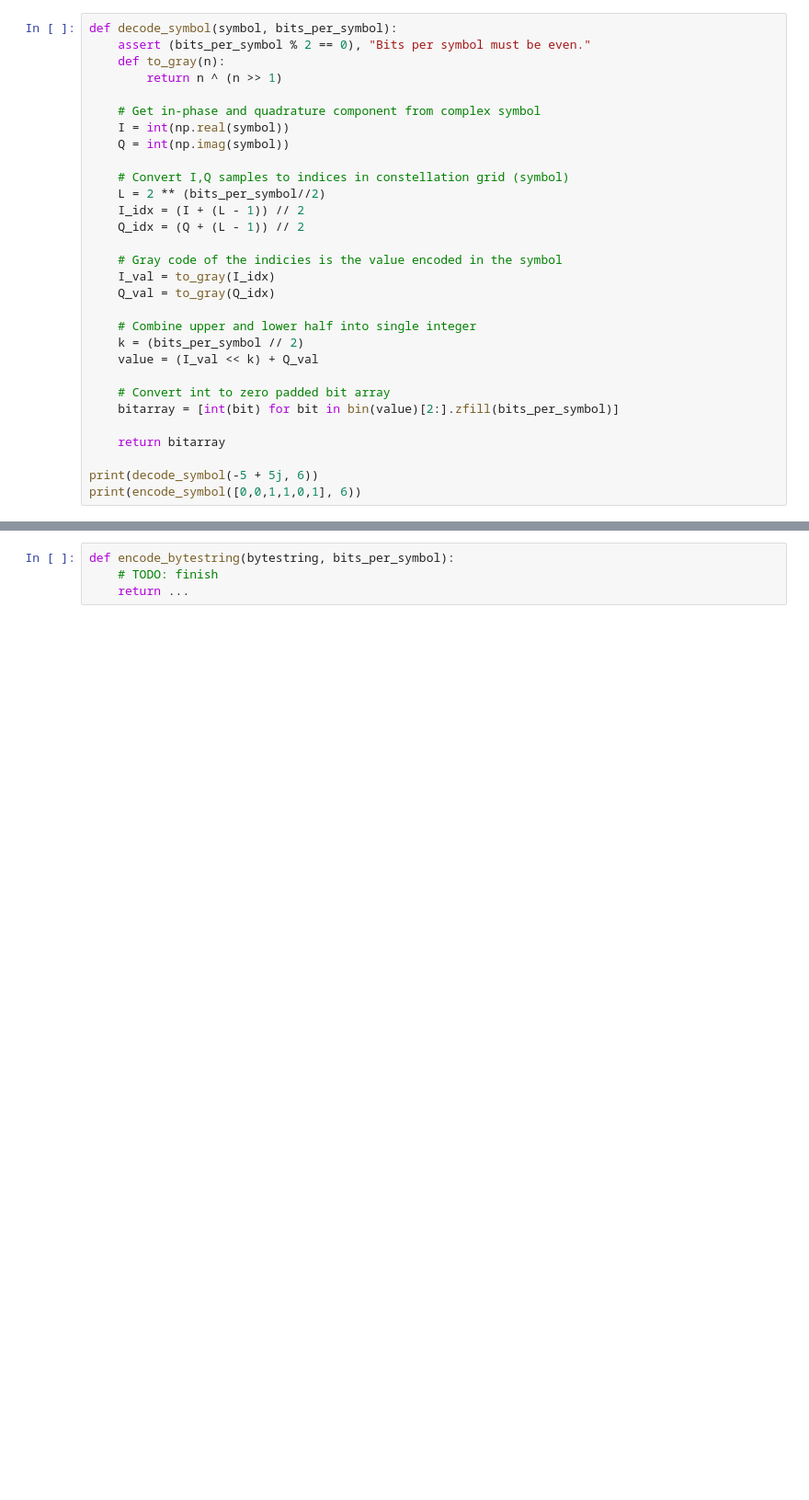
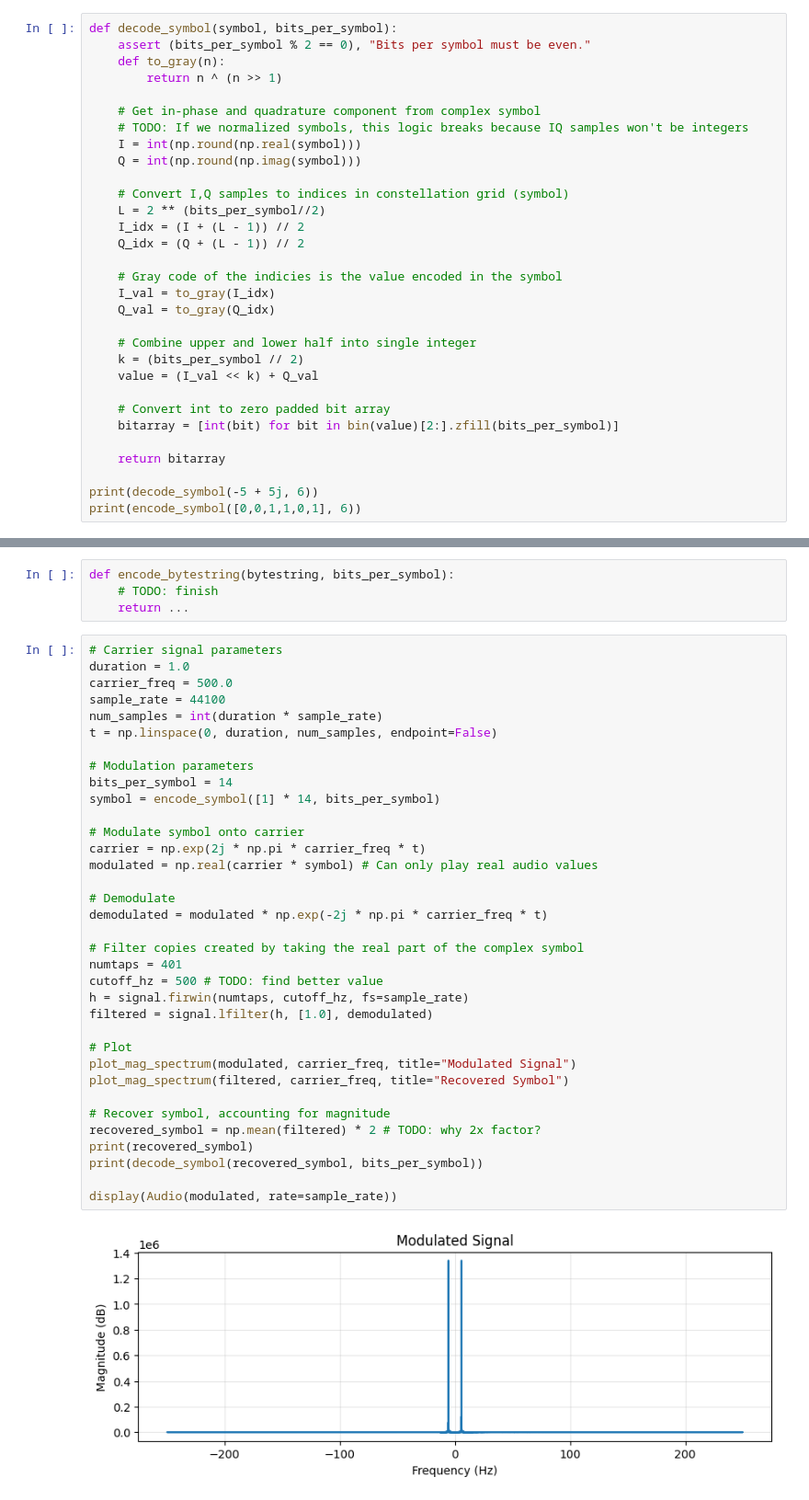
Before and after one commit to ncarpenedo26/acoustic-modem, a Jupyter notebook: modem.ipynb, the cells around one changed output, grey strips where cells are left out. Shown at 92% size. Drawn from its saved outputs; the diff is of its cells as text; blank space fills up the shorter version.

Commit message:
Modulation testing

```diff
--- a/modem.ipynb
+++ b/modem.ipynb
@@ -62,8 +96,9 @@ def decode_symbol(symbol, bits_per_symbol):
         return n ^ (n >> 1)
 
     # Get in-phase and quadrature component from complex symbol
-    I = int(np.real(symbol))
-    Q = int(np.imag(symbol))
+    # TODO: If we normalized symbols, this logic breaks because IQ samples won't be integers
+    I = int(np.round(np.real(symbol)))
+    Q = int(np.round(np.imag(symbol)))
 
     # Convert I,Q samples to indices in constellation grid (symbol)
     L = 2 ** (bits_per_symbol//2)
@@ -92,3 +127,40 @@ print(encode_symbol([0,0,1,1,0,1], 6))
 def encode_bytestring(bytestring, bits_per_symbol):
     # TODO: finish
     return ...
+# %%
+# Carrier signal parameters
+duration = 1.0
+carrier_freq = 500.0
+sample_rate = 44100
+num_samples = int(duration * sample_rate)
+t = np.linspace(0, duration, num_samples, endpoint=False)
+
+# Modulation parameters
+bits_per_symbol = 14
+symbol = encode_symbol([1] * 14, bits_per_symbol)
+
+# Modulate symbol onto carrier
+carrier = np.exp(2j * np.pi * carrier_freq * t)
+modulated = np.real(carrier * symbol) # Can only play real audio values
+
+# Demodulate
+demodulated = modulated * np.exp(-2j * np.pi * carrier_freq * t)
+
+# Filter copies created by taking the real part of the complex symbol
+numtaps = 401
+cutoff_hz = 500 # TODO: find better value
+h = signal.firwin(numtaps, cutoff_hz, fs=sample_rate)
+filtered = signal.lfilter(h, [1.0], demodulated)
+
+# Plot
+plot_mag_spectrum(modulated, carrier_freq, title="Modulated Signal")
+plot_mag_spectrum(filtered, carrier_freq, title="Recovered Symbol")
+
+# Recover symbol, accounting for magnitude
+recovered_symbol = np.mean(filtered) * 2 # TODO: why 2x factor?
+print(recovered_symbol)
+print(decode_symbol(recovered_symbol, bits_per_symbol))
+
+display(Audio(modulated, rate=sample_rate))
+# %% [output]
+[figure, added]
```
Also changed, not shown: parts of 3 cells of this notebook.
